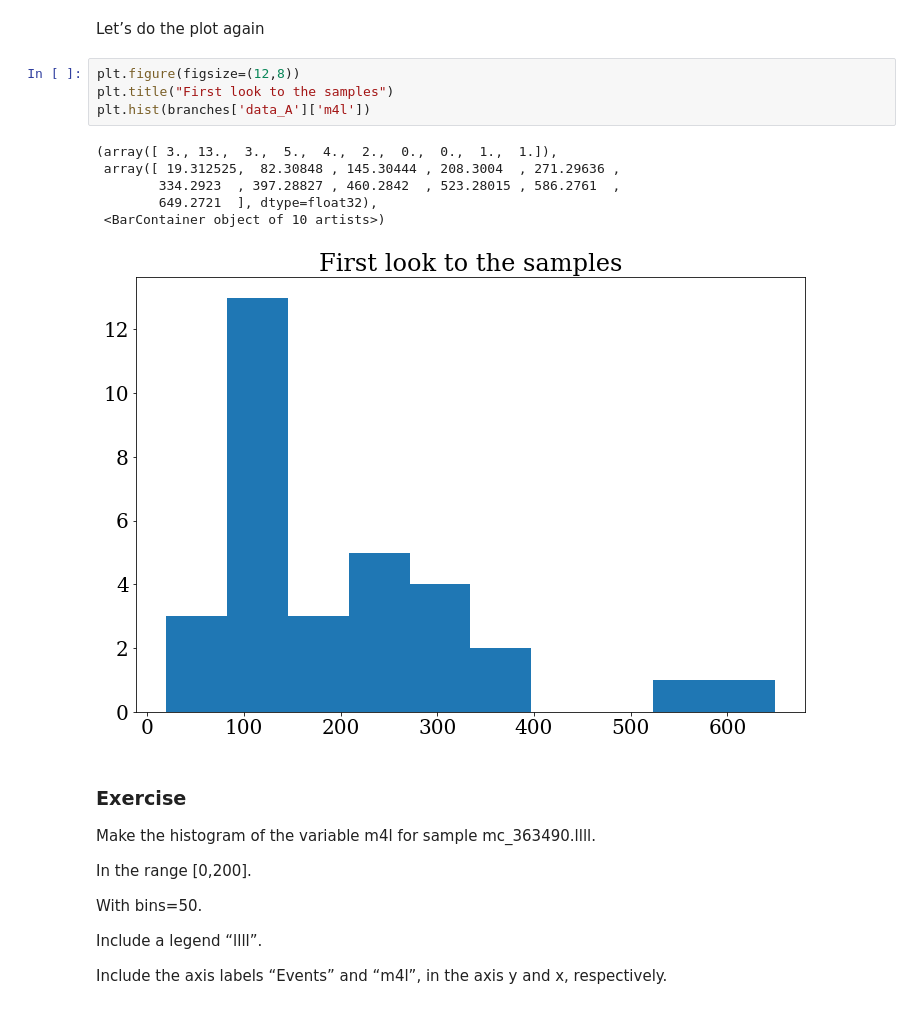
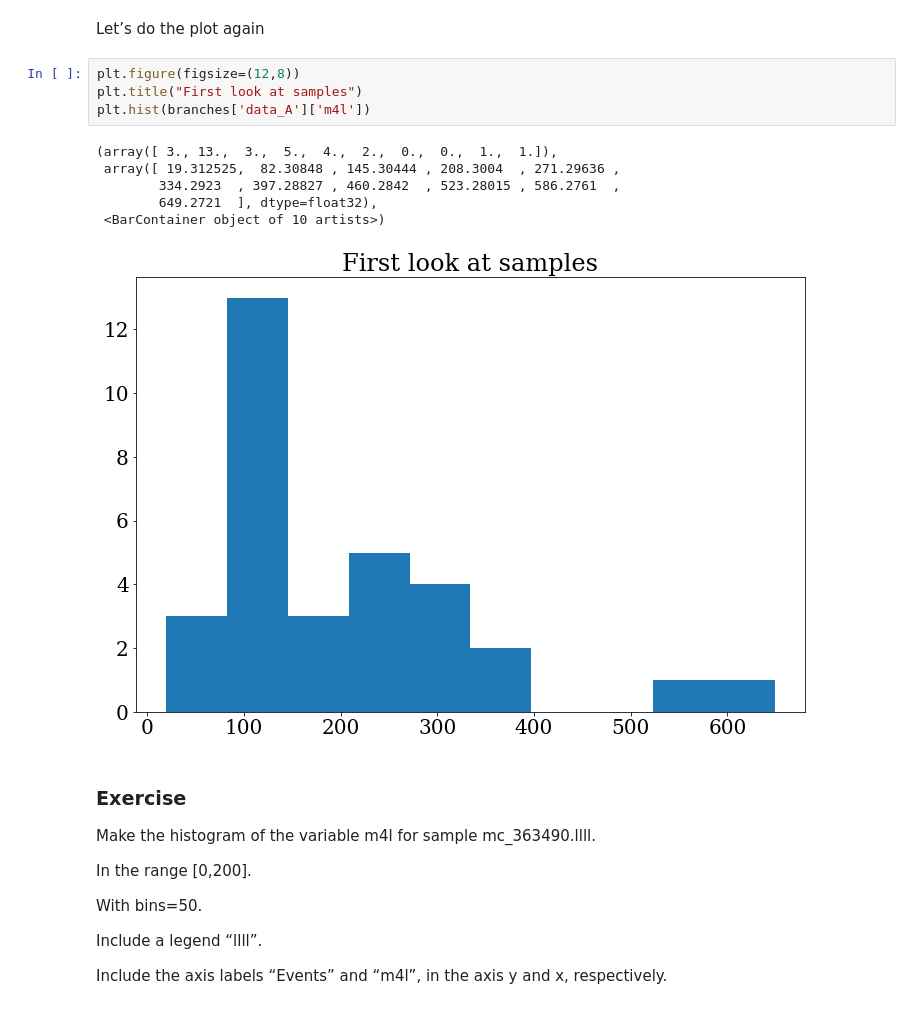
Before and after one commit to hsf-training/hsf_matplotlib_notebooks, a Jupyter notebook: ep03_Higgs_Search.ipynb, the cells around one changed output. Drawn from its saved outputs; the diff is of its cells as text.

```diff
--- a/ep03_Higgs_Search.ipynb
+++ b/ep03_Higgs_Search.ipynb
@@ -101,15 +100,15 @@ matplotlib.rcParams.update({'font.size': 20, 'font.family': 'serif'})
 Let’s do the plot again
 # %%
 plt.figure(figsize=(12,8))
-plt.title("First look to the samples")
+plt.title("First look at samples")
 plt.hist(branches['data_A']['m4l'])
 # %% [output]
 (array([ 3., 13.,  3.,  5.,  4.,  2.,  0.,  0.,  1.,  1.]),
  array([ 19.312525,  82.30848 , 145.30444 , 208.3004  , 271.29636 ,
         334.2923  , 397.28827 , 460.2842  , 523.28015 , 586.2761  ,
         649.2721  ], dtype=float32),
  <BarContainer object of 10 artists>)
-[figure, old version]
+[figure, new version]
 # %% [markdown]
 ### Exercise
 Make the histogram of the variable m4l for sample mc_363490.llll.
```
Also changed, not shown: parts of 4 cells of this notebook.
